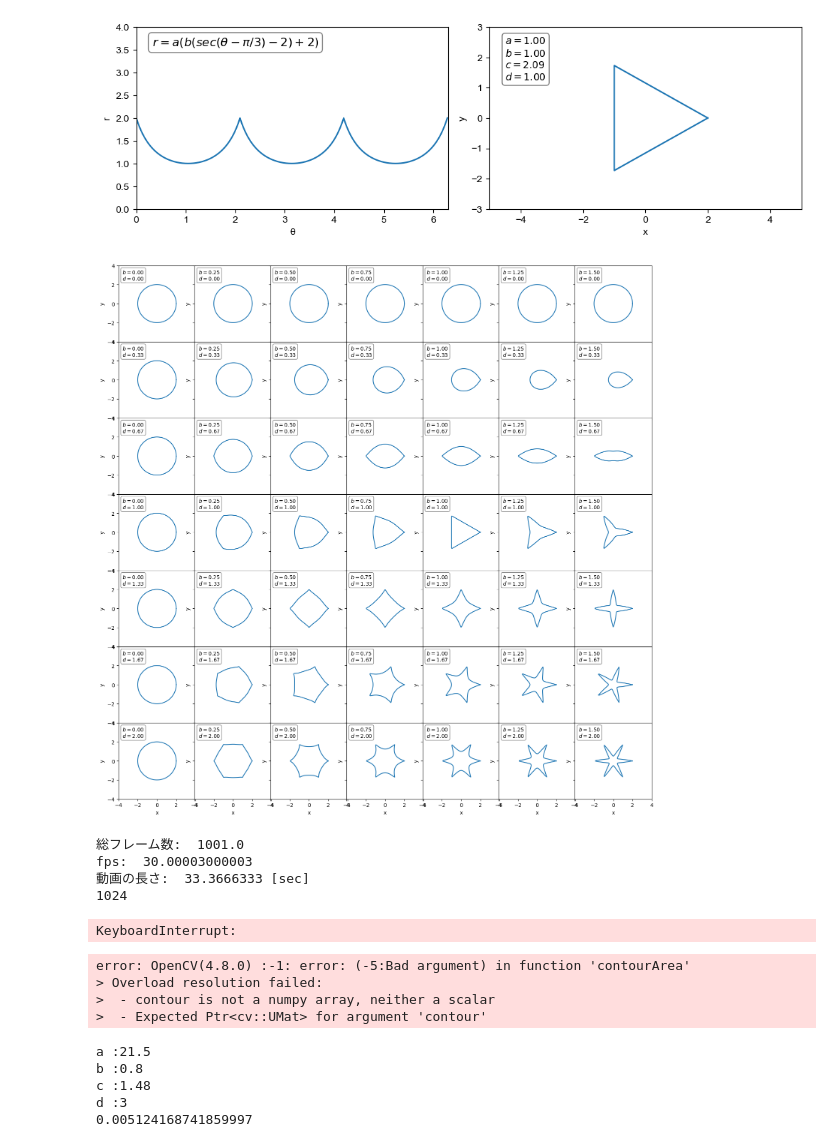
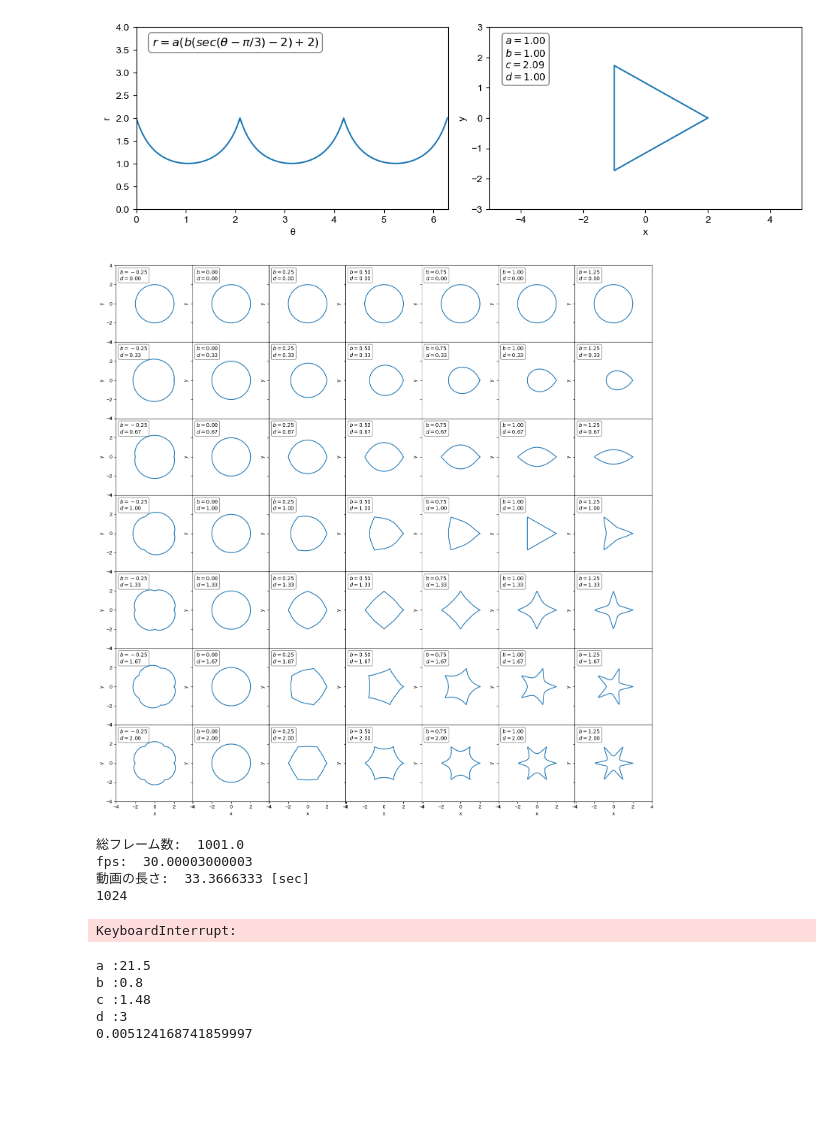
Before and after one commit to nameko-ko/name, a Jupyter notebook: try.ipynb, the cells around one changed output. Saved outputs shown, nothing was run; the diff lists cells and outputs as text; code cells hidden in the pictures; blank space fills up the shorter version.

```diff
--- a/try.ipynb
+++ b/try.ipynb
@@ -240,7 +240,7 @@ import numpy as np
 import matplotlib.pyplot as plt
 
 a = 1  # 拡大
-b = np.arange(0, 1.75, 0.25)  # 遷移1
+b = np.arange(-0.25, 1.5, 0.25)  # 遷移1
 c = 0  # 回転
 d = np.arange(0, 2.25, 1/3)  # 遷移2
 cons = np.pi/3  # 定数
@@ -266,34 +266,34 @@ for j, bj in enumerate(b):
 
             ax1 = axs[i, j]
             #ax2 = ax1.inset_axes([0.5, 0.5, 0.45, 0.45])
 
             textstr = '\n'.join((
                 r'$b=%.2f$' % (bj, ),
                 r'$d=%.2f$' % (di, ),))
 
             #equation_str = r'$r=a(b(\sec(θ - π/3)-2)+2)$'
             props = dict(boxstyle='round', facecolor='white', alpha=0.5)
 
             ax1.plot(x, y)
             ax1.set_xlabel('x')
             ax1.set_ylabel('y')
             ax1.set_xlim([-4, 4])
             ax1.set_ylim([-4, 4])
 
             ax1.text(0.05, 0.95, textstr, transform=ax1.transAxes, fontsize=10,
                      verticalalignment='top', bbox=props)
 
 # レイアウトの調整
 fig.tight_layout()
 plt.subplots_adjust(wspace=-0.012,hspace=0)
 
 # 保存
 plt.savefig("/Users/nametakouhei/name/画像ファイル/output_matrix.png")
 
 # 表示
 plt.show()
 # %% [output]
-[figure, old version]
+[figure, new version]
 # %%
 #動画読み込み、フレームごと処理、輪郭と重心の計算
 import cv2
@@ -438,75 +438,6 @@ fps:  30.00003000003
 動画の長さ:  33.3666333 [sec]
 1024
 KeyboardInterrupt:
-# %%
-import cv2
-import numpy as np
-from scipy import interpolate
-import matplotlib.pyplot as plt
-
-#輪郭抽出のプロセス
-input1 = "triangle.bmp" #任意の画像ファイル
-mid = "gray.png" #謎の中間ファイル
-output1 = "edge.png" #"No_2_輪郭抽出_スプライン補完/edge.png"
-#スプラインのプロセス
-graying = cv2.imread(input1, cv2.IMREAD_GRAYSCALE) #カラーの画像ファイルをグレースケールで読み取ることができる。
-detedge = cv2.Canny(graying, 50, 110) #50, 110は閾値。何をエッジをとしてみなすかを2つの値で指定。画素値の微分値をminvalとmaxval
-cv2.imwrite(output1, detedge) #画像の出力
-#面積フィルタリングの条件
-conditions = {
-    "min_contour_area": 5000,
-    "max_contour_area": 20000,
-}#10000~20000の可能性もある
-
-input2 = "edge.png"
-reGraying = cv2.imread(input2, cv2.IMREAD_GRAYSCALE)
-#今reGrayingの中には全てのピクセルのデータが配列として入っている。
-#空のリストを作ったよ
-Contour_x = []
-Contour_y = []
-x_size, y_size = reGraying.shape
-#配列の中身を1つずつ除いて点があるかどうかをチェック
-for i in range(0,x_size):
-    for j in range(0,y_size):
-        if reGraying[i][j] == 255:
-            Contour_x.append(j)
-            Contour_y.append(i)
-
-Contour = [[Contour_x[i],Contour_y[i]] for i in range(len(Contour_x))]
-filtered_contours = []
-area_data = []
-perimeter_data = []
-moment_data = []
-
-for idx, contour in enumerate(Contour):
-    contour_area = cv2.contourArea(contour)
-    if (
-        ("min_contour_area" not in conditions or contour_area >= conditions["min_contour_area"]) and
-        ("max_contour_area" not in conditions or contour_area <= conditions["max_contour_area"])
-    ):
-        filtered_contours.append(contour)
-        area_data.append(contour_area)
-        perimeter_data.append(cv2.arcLength(contour, True))
-        M = cv2.moments(contour)
-        filtered_cx = int(M['m10'] / M['m00']) if M["m00"] != 0 else 0
-        filtered_cy = int(M['m01'] / M['m00']) if M["m00"] != 0 else 0
-        moment_data.append((filtered_cx, filtered_cy))
-
-#以下二行はmatplotのy軸の反転
-fig, ax = plt.subplots()
-ax.invert_yaxis()
-Contour_transposed = list(zip(*Contour))
-plt.scatter(Contour_transposed[0],Contour_transposed[1])
-plt.xlabel('a')
-plt.ylabel('b')
-plt.title('Scatter Plot of A')
-plt.grid(True)
-plt.show()
-# %% [output]
-error: OpenCV(4.8.0) :-1: error: (-5:Bad argument) in function 'contourArea'
-> Overload resolution failed:
->  - contour is not a numpy array, neither a scalar
->  - Expected Ptr<cv::UMat> for argument 'contour'
 # %%
 import cv2
 import os
```
Also changed, not shown: parts of 4 cells of this notebook, 1 other file.
